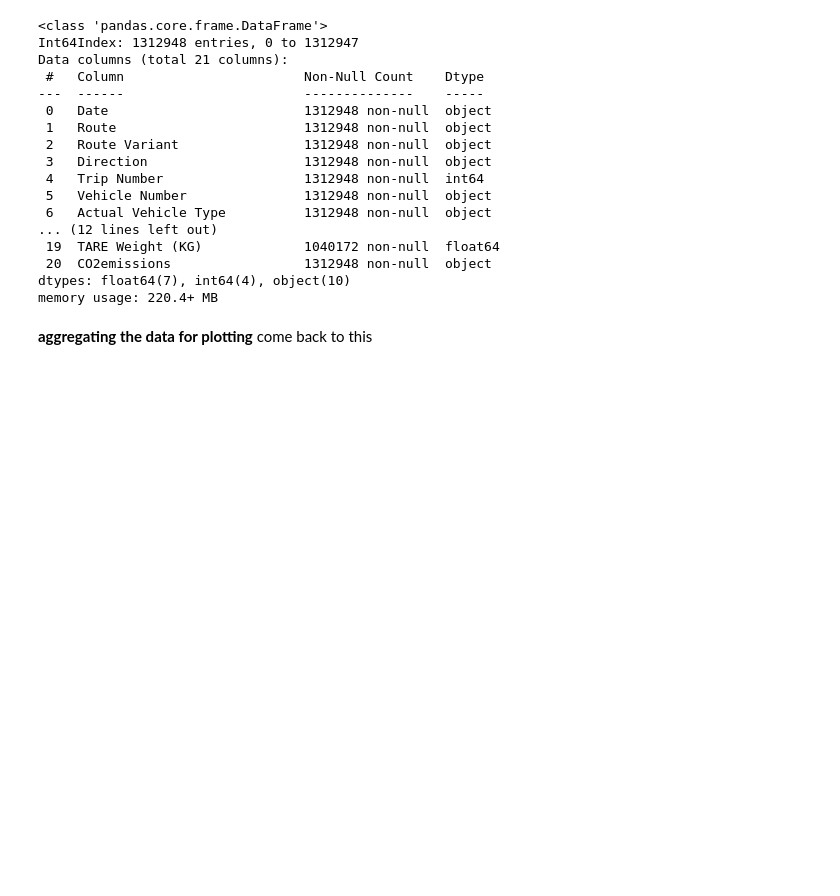
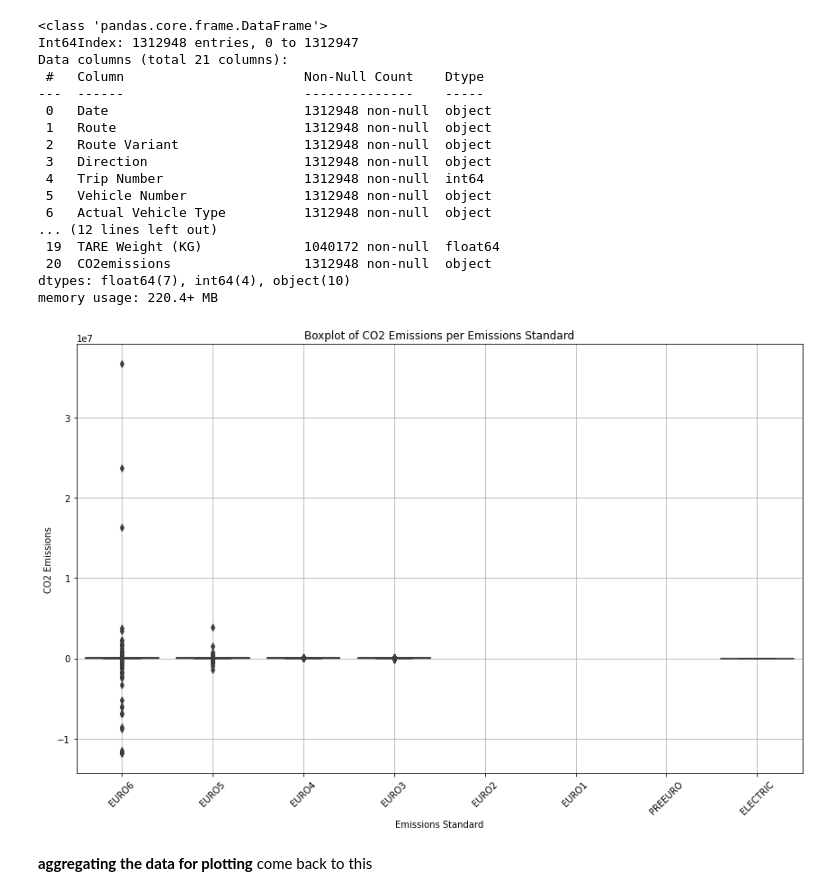
Before and after one commit to OxanaHart/Data351, a Jupyter notebook: Wellington Hourly Investigation/Preprocessing.ipynb, the cells around one changed output. Drawn from its saved outputs; the diff is of its cells as text; code cells hidden in the pictures; blank space fills up the shorter version.

```diff
--- a/Wellington Hourly Investigation/Preprocessing.ipynb
+++ b/Wellington Hourly Investigation/Preprocessing.ipynb
@@ -410,6 +411,25 @@ Data columns (total 21 columns):
  20  CO2emissions                 1312948 non-null  object
 dtypes: float64(7), int64(4), object(10)
 memory usage: 220.4+ MB
+# %%
+# just checking how this looks:
+import seaborn as sns
+import matplotlib.pyplot as plt
+
+forPlot = wlgt2022_trips_merged.copy()
+forPlot['CO2emissions'] = pd.to_numeric(forPlot['CO2emissions'], errors='coerce')
+
+plt.figure(figsize=(12, 8))
+sns.boxplot(x='Vehicle Emissions Standard', y='CO2emissions', data=forPlot, order=emissions_standard_mapping.keys())
+plt.xticks(rotation=45)
+plt.xlabel('Emissions Standard')
+plt.ylabel('CO2 Emissions')
+plt.title('Boxplot of CO2 Emissions per Emissions Standard')
+plt.grid(True)
+plt.tight_layout()
+plt.show()
+# %% [output]
+[figure, added]
 # %% [markdown]
 **aggregating the data for plotting**
 come back to this
```
Also changed, not shown: parts of 2 cells of this notebook.
